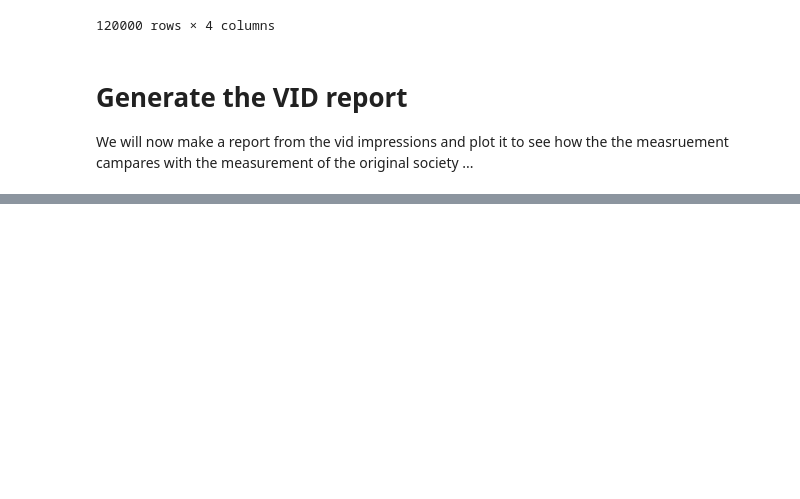
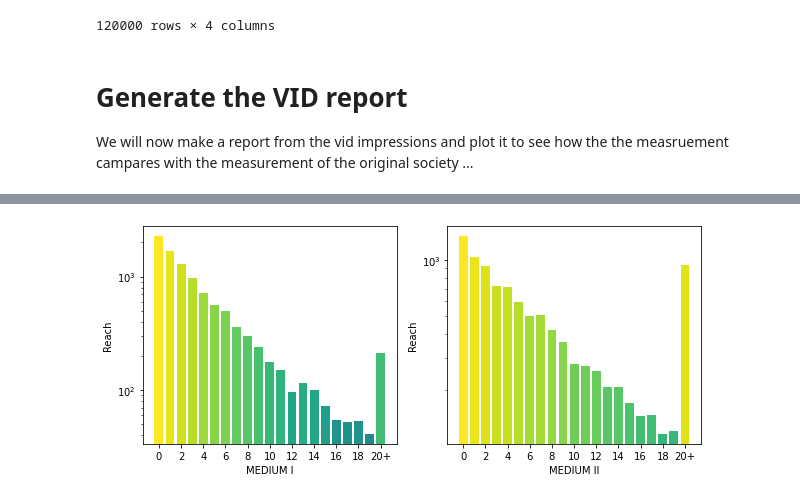
Before and after one commit to OpenMeasurement/audience_modeling_toolbox, a Jupyter notebook: notebooks/virtual_society_basic_illustration.ipynb, the cells around one changed output, grey strips where cells are left out. Drawn from its saved outputs; the diff is of its cells as text; code cells hidden in the pictures; blank space fills up the shorter version.

```diff
--- a/notebooks/virtual_society_basic_illustration.ipynb
+++ b/notebooks/virtual_society_basic_illustration.ipynb
@@ -248,0 +254,8 @@ Text(0.5, 1.0, 'Two dimensional reach curve (VID assignments)')
+# %%
+# Plot the one dimenaional reach frequency distribution for each medium for the VID report
+
+fig, axs = plt.subplots(1, 2, figsize=(10, 4))
+for i, medium in enumerate(media) :
+    vid_report.plot_1d_reach(medium, ax=axs[i])
+# %% [output]
+[figure, added]
```
Also changed, not shown: parts of 22 cells of this notebook.
